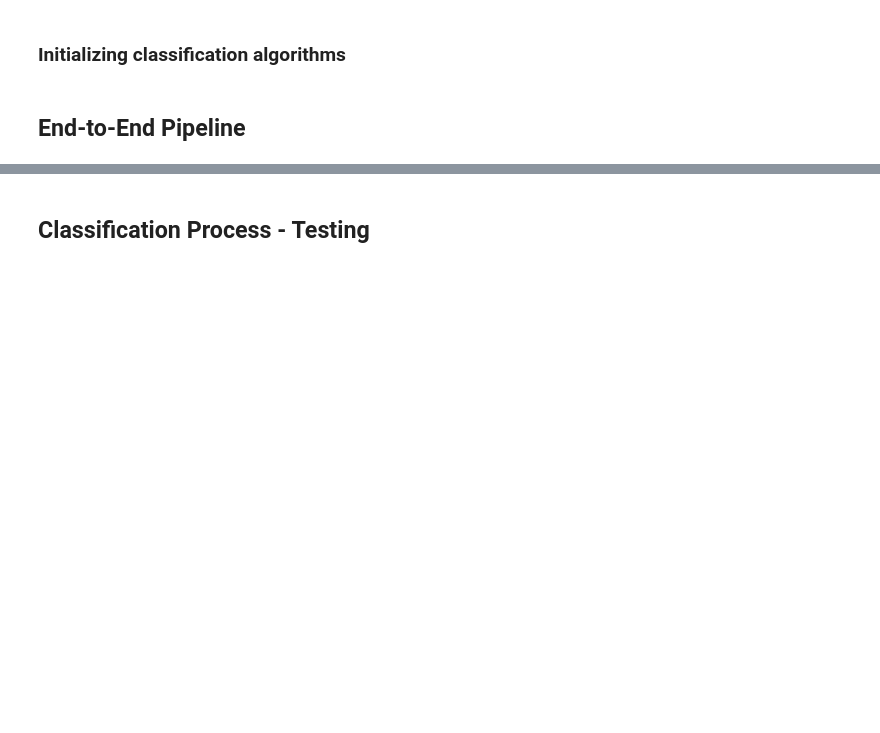
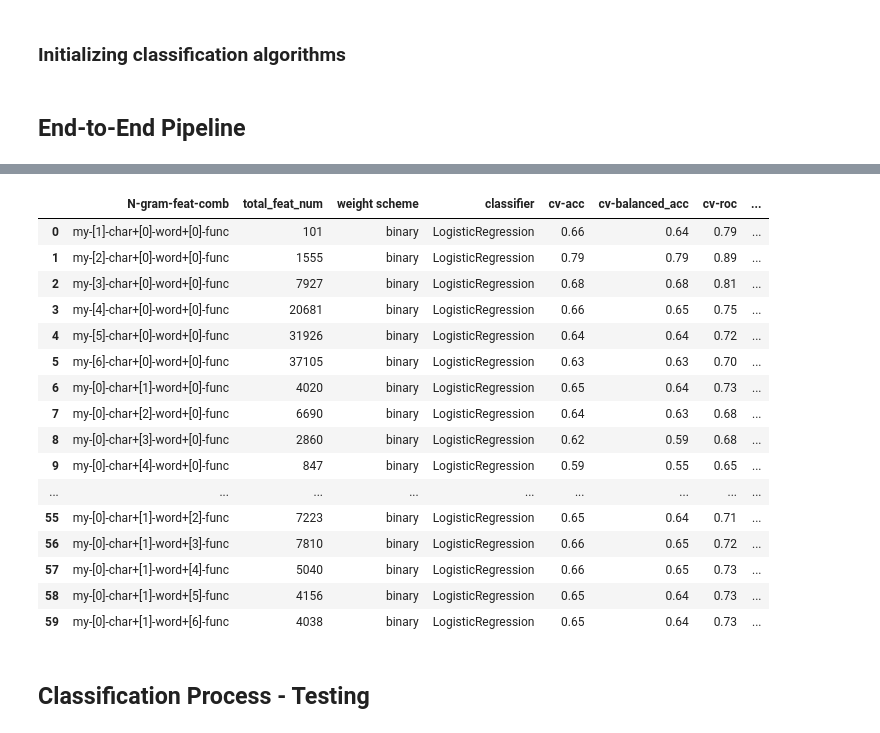
Before and after one commit to MaazAmjad/Urdu_Fake_News, a Jupyter notebook: fakeNewsDetectionMac-InvertedLabeling.ipynb, the cells around one changed output, grey strips where cells are left out. Drawn from its saved outputs; the diff is of its cells as text; code cells hidden in the pictures; blank space fills up the shorter version.

Commit message:
wrote the experiment end-to-end function,results on a subset of params

```diff
--- a/fakeNewsDetectionMac-InvertedLabeling.ipynb
+++ b/fakeNewsDetectionMac-InvertedLabeling.ipynb
@@ -426,0 +432,15 @@ weighting_schemes = ['binary', 'logent', 'tfidf', 'norm', 'relat', 'none (tf)']
+# %%
+class DoNothingWeightScheme:
+    """Making it easier to comply with APIs for a do-nothing trasnformer"""
+
+    def __init__(self):
+        pass
+
+    def fit(self, scaled_train_data):
+        return scaled_train_data
+
+    def fit_transform(self, scaled_train_data):
+        return scaled_train_data
+
+    def transform(self, scaled_test_data):
+        return scaled_test_data
@@ -514,7 +562,8 @@ elif feature_weight=='relat':
     s = scaled_train_data.sum(axis = 1)
     scaled_train_data = coo_matrix(np.nan_to_num(scaled_train_data/s))
 
-    s = scaled_test_data.sum(axis = 1)
+
+    #s = scaled_test_data.sum(axis = 1)
     scaled_test_data = coo_matrix(np.nan_to_num(scaled_test_data/s))
     print ("feature_weight = relat")
 
@@ -635,16 +693,14 @@ clfs = [clfLG, clfLinSVM, clfSVC, clfDT, clfRFC, clfMnb, clfBnb,  clfAB]
 # %%
-from sklearn.model_selection import cross_val_score
+from sklearn.model_selection import cross_validate
 
-def cv(clf, train_X, train_y, scoring=['accuracy', 'precision', 'recall', 'f1', 'roc_auc']):
+def cv(clf, train_X, train_y, scoring=['accuracy', 'balanced_accuracy' ,'precision', 'recall', 'f1', 'roc_auc']):
     cv = cross_validate(clf, train_X, train_y, cv=5, return_estimator=True, scoring=scoring)
-    #display(cv)
 
-    output = []
+    output = {}
     for s in scoring:
         m = np.mean(cv['test_' + s])
         v = np.var(cv['test_' + s])
-        print(s + ' mean, var', '{:.2f}'.format(np.round(m, 2)), '{:.3f}'.format(np.round(v, 3)) )
-        output.append((m , v))
+        output[s] ={'mean': m, 'var': v}
     return output
 # %% [markdown]
 ## End-to-End Pipeline
@@ -665,0 +793,15 @@ clfSVC.fit(scaled_train_data, train_labels)
+# %%
+# small experiment
+
+my_expLog = pd.DataFrame(columns=['N-gram-feat-comb', 'total_feat_num', 'weight scheme', 'classifier', 'cv-acc', 'cv-balanced_acc','cv-roc', 'cv-f1-fake', 'acc', 'balanced_acc', 'roc', 'f1_fake', 'f1_real'])
+
+#ngram_feat_combinations
+
+weighting_schemes = ['binary', 'logent', 'tfidf', 'norm', 'relat', 'none (tf)']
+#my_weight_schemes = ['binary']
+#my_clfs = [clfLG]
+clfs = [clfLG, clfLinSVM, clfSVC, clfDT, clfRFC, clfMnb, clfBnb,  clfAB]
+
+all_results, log = end_to_end(train_texts, train_labels_dict, test_texts, test_labels_dict,
+             ngram_feat_combinations, my_weight_schemes, my_clfs,
+             my_expLog)
@@ -665,0 +878,20 @@ clfSVC.fit(scaled_train_data, train_labels)
+# %%
+log
+# %% [output]
+|  | N-gram-feat-comb | total_feat_num | weight scheme | classifier | cv-acc | cv-balanced_acc | cv-roc | ... |
+| 0 | my-[1]-char+[0]-word+[0]-func | 101 | binary | LogisticRegression | 0.66 | 0.64 | 0.79 | ... |
+| 1 | my-[2]-char+[0]-word+[0]-func | 1555 | binary | LogisticRegression | 0.79 | 0.79 | 0.89 | ... |
+| 2 | my-[3]-char+[0]-word+[0]-func | 7927 | binary | LogisticRegression | 0.68 | 0.68 | 0.81 | ... |
+| 3 | my-[4]-char+[0]-word+[0]-func | 20681 | binary | LogisticRegression | 0.66 | 0.65 | 0.75 | ... |
+| 4 | my-[5]-char+[0]-word+[0]-func | 31926 | binary | LogisticRegression | 0.64 | 0.64 | 0.72 | ... |
+| 5 | my-[6]-char+[0]-word+[0]-func | 37105 | binary | LogisticRegression | 0.63 | 0.63 | 0.70 | ... |
+| 6 | my-[0]-char+[1]-word+[0]-func | 4020 | binary | LogisticRegression | 0.65 | 0.64 | 0.73 | ... |
+| 7 | my-[0]-char+[2]-word+[0]-func | 6690 | binary | LogisticRegression | 0.64 | 0.63 | 0.68 | ... |
+| 8 | my-[0]-char+[3]-word+[0]-func | 2860 | binary | LogisticRegression | 0.62 | 0.59 | 0.68 | ... |
+| 9 | my-[0]-char+[4]-word+[0]-func | 847 | binary | LogisticRegression | 0.59 | 0.55 | 0.65 | ... |
+| ... | ... | ... | ... | ... | ... | ... | ... | ... |
+| 55 | my-[0]-char+[1]-word+[2]-func | 7223 | binary | LogisticRegression | 0.65 | 0.64 | 0.71 | ... |
+| 56 | my-[0]-char+[1]-word+[3]-func | 7810 | binary | LogisticRegression | 0.66 | 0.65 | 0.72 | ... |
+| 57 | my-[0]-char+[1]-word+[4]-func | 5040 | binary | LogisticRegression | 0.66 | 0.65 | 0.73 | ... |
+| 58 | my-[0]-char+[1]-word+[5]-func | 4156 | binary | LogisticRegression | 0.65 | 0.64 | 0.73 | ... |
+| 59 | my-[0]-char+[1]-word+[6]-func | 4038 | binary | LogisticRegression | 0.65 | 0.64 | 0.73 | ... |
```
Also changed, not shown: parts of 33 cells of this notebook, 1 other file.
